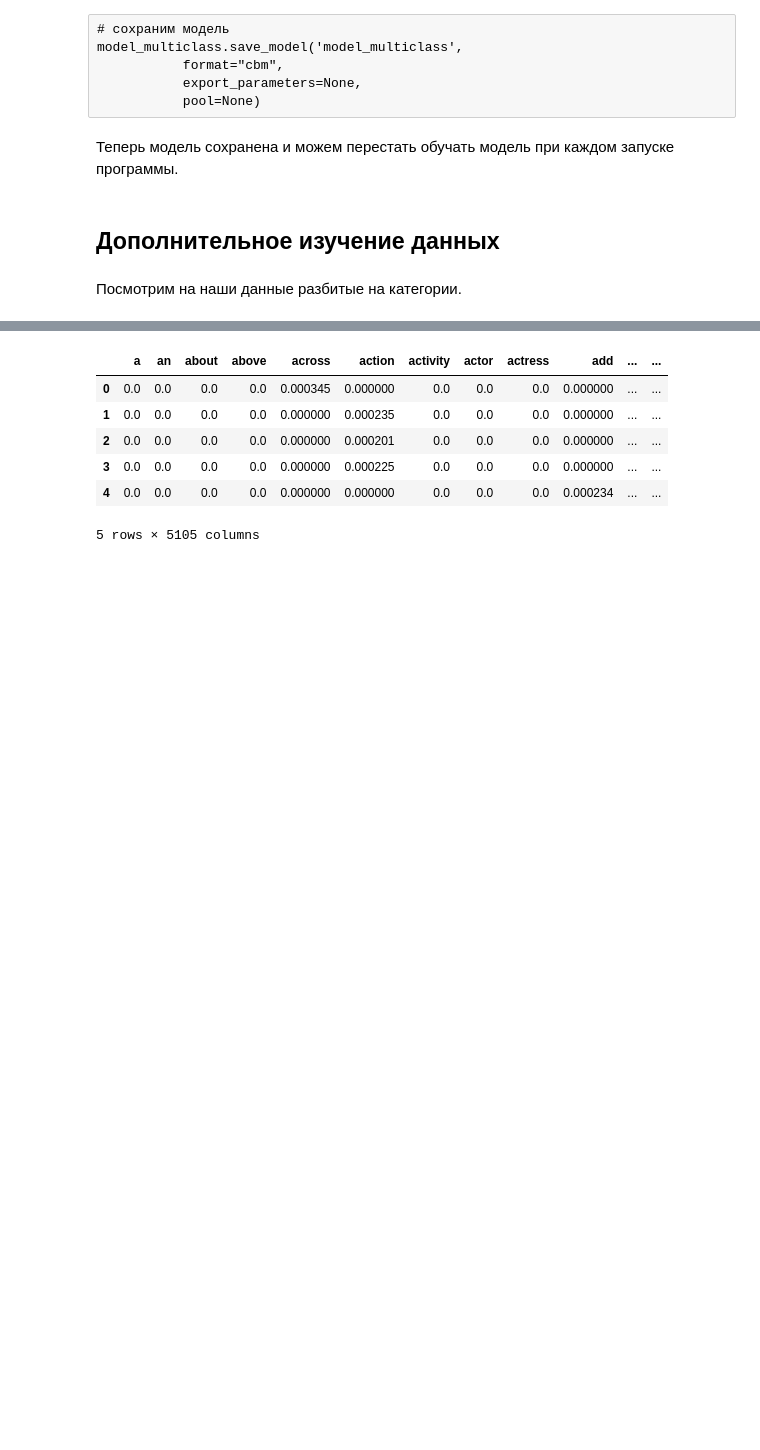
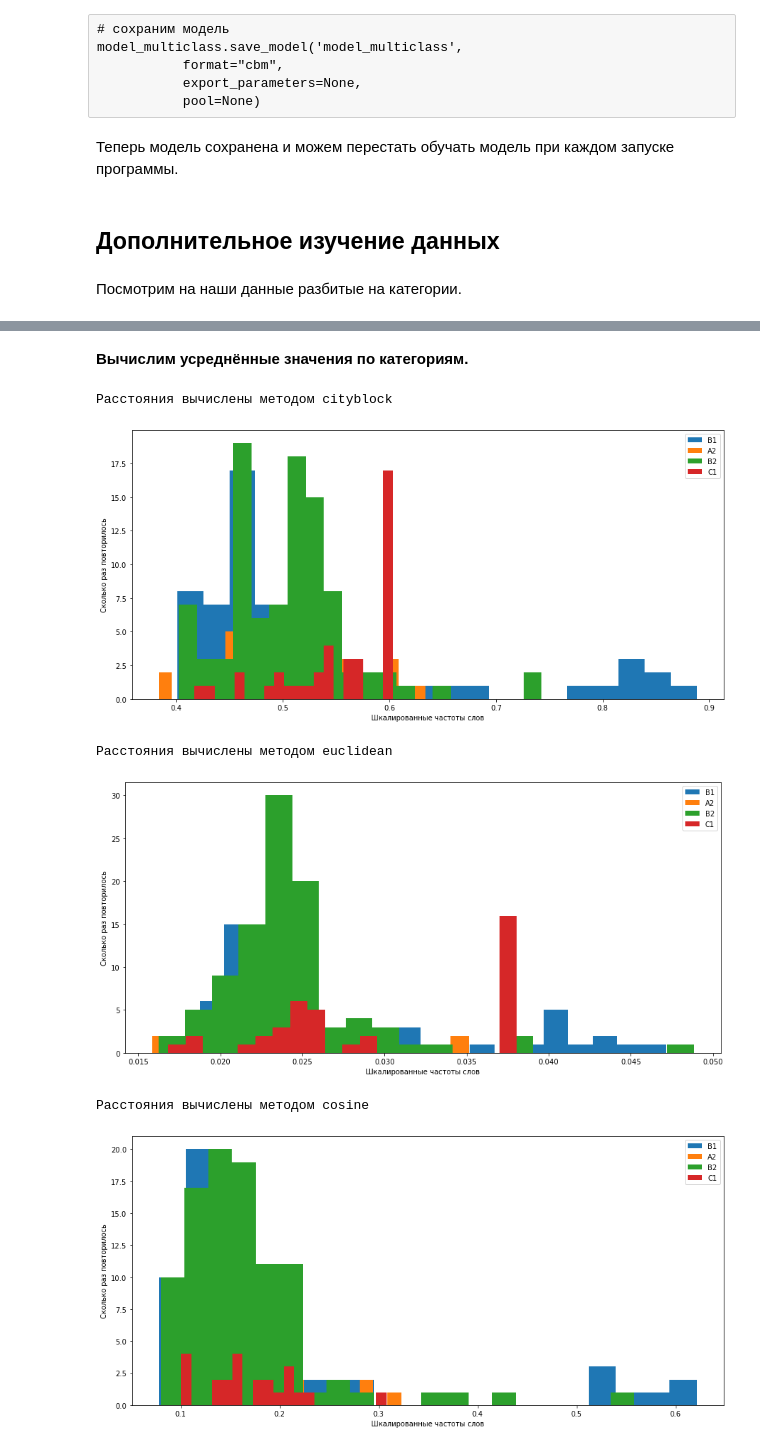
Before and after one commit to Apocalypto2012/English_levels, a Jupyter notebook: English_levels.ipynb, the cells around one changed output, grey strips where cells are left out. Saved outputs shown, nothing was run; the diff lists cells and outputs as text; code cells hidden in the pictures; blank space fills up the shorter version.

Commit message:
Fifth step. Diagrams of the distribution of distances by categories relative to the centers of these categories are constructed

```diff
--- a/English_levels.ipynb
+++ b/English_levels.ipynb
@@ -207,7 +210,7 @@ def strings_dist(row, *args):
 
     # вычислим близость строк
     for key in func_dict.keys():
-        if(key == args[1]):
+        if(key == args_values[1]):
             return func_dict[key]
 # %% [markdown]
 ## Перечень используемых в проекте констант
@@ -499,15 +511,33 @@ new_data = data.drop(['Movie', 'id'], axis=1)
+# %% [markdown]
+**Вычислим усреднённые значения по категориям.**
 # %%
 # объявим массив, который будет содержать усреднённые значения для каждой категории
 mean_cat = []
-# разделим данные на срезы по категориям
+# разделим данные на срезы по категориям и расчитаем усреднённые значения по каждому полю
 for cat in new_data['Level'].unique():
     mean_cat.append(new_data.query('Level == @cat').mean())
-new_data.head(5)
-# %% [output]
-|  | a | an | about | above | across | action | activity | actor | actress | add | ... | ... |
-| 0 | 0.0 | 0.0 | 0.0 | 0.0 | 0.000345 | 0.000000 | 0.0 | 0.0 | 0.0 | 0.000000 | ... | ... |
-| 1 | 0.0 | 0.0 | 0.0 | 0.0 | 0.000000 | 0.000235 | 0.0 | 0.0 | 0.0 | 0.000000 | ... | ... |
-| 2 | 0.0 | 0.0 | 0.0 | 0.0 | 0.000000 | 0.000201 | 0.0 | 0.0 | 0.0 | 0.000000 | ... | ... |
-| 3 | 0.0 | 0.0 | 0.0 | 0.0 | 0.000000 | 0.000225 | 0.0 | 0.0 | 0.0 | 0.000000 | ... | ... |
-| 4 | 0.0 | 0.0 | 0.0 | 0.0 | 0.000000 | 0.000000 | 0.0 | 0.0 | 0.0 | 0.000234 | ... | ... |
-5 rows × 5105 columns
+# %%
+# Посмотрим на диаграммах, как распределяются расстояния по категориям относительно центров этих категорий
+for distance in ['cityblock', 'euclidean', 'cosine']:
+    print('Расстояния вычислены методом', distance)
+    # зададим размер диаграммы
+    plt.figure(figsize=(15, 7))
+    # пройдёмся по уровням сложности отдельно
+    for lvl in new_data['Level'].unique():
+        df = new_data.query('Level == @lvl').drop('Level', axis=1) # срез данных по уровню
+        dist = df.apply(strings_dist, args=(mean_cat[0].values, distance), axis=1) # расчёт расстояний
+        # построение диграмм
+        plt.hist(dist, bins=20)
+        plt.xlabel('Шкалированные частоты слов')
+        plt.ylabel('Сколько раз повторилось')
+    # добавим легенду на диграммы
+    plt.legend(new_data['Level'].unique())
+    # сделаем так, чтобы все уровни показались на одной диаграмме
+    plt.show()
+# %% [output]
+Расстояния вычислены методом cityblock
+[figure, added]
+Расстояния вычислены методом euclidean
+[figure, added]
+Расстояния вычислены методом cosine
+[figure, added]
```
Also changed, not shown: parts of 2 cells of this notebook.
